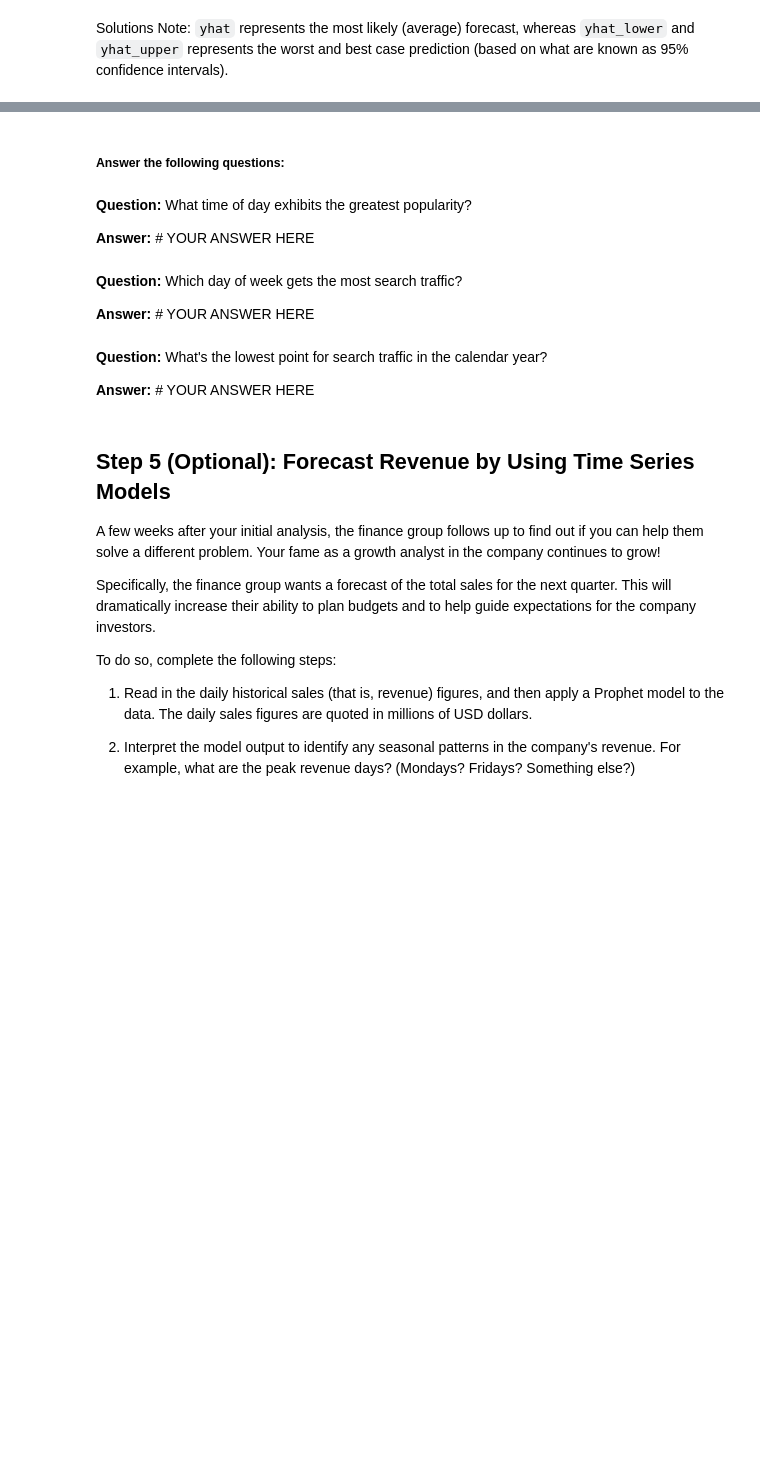
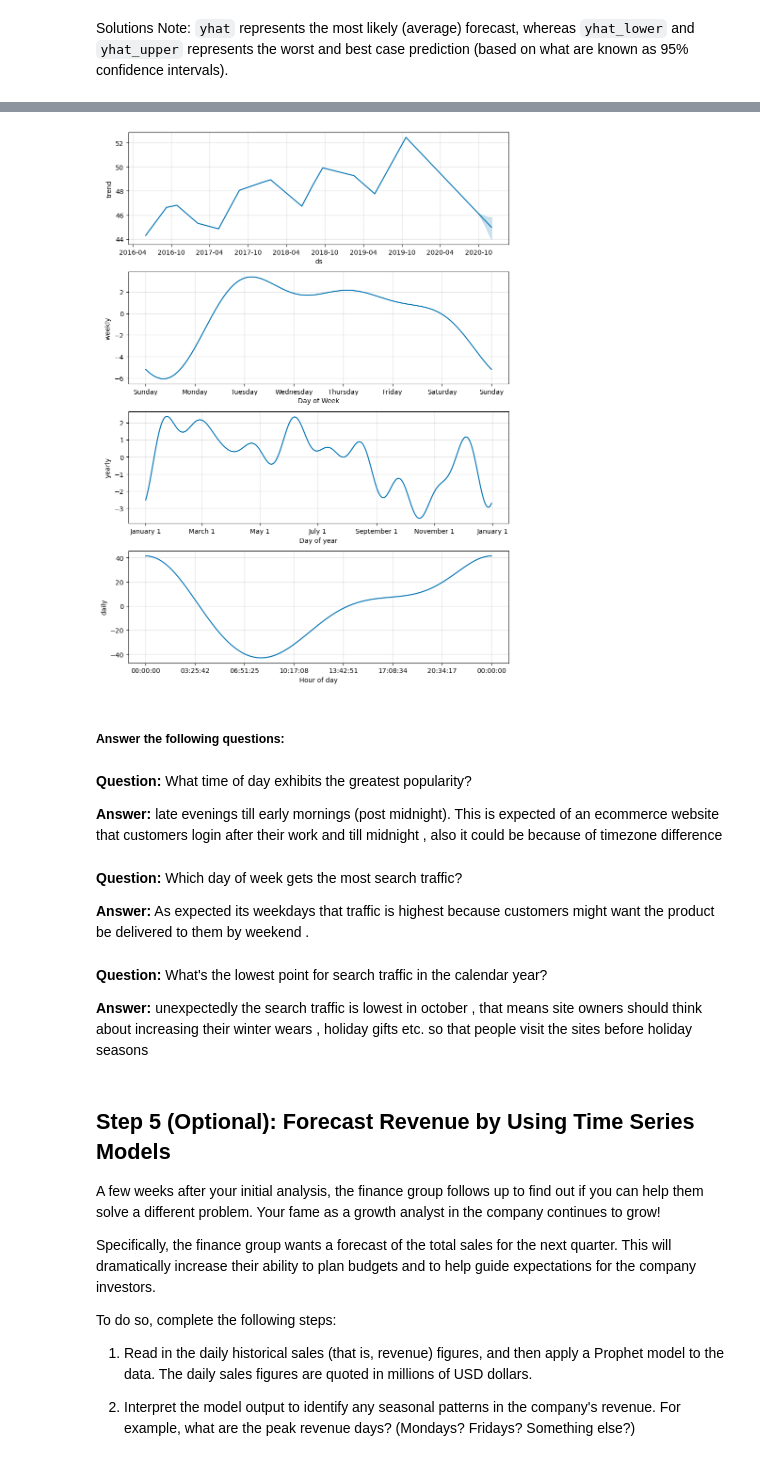
Before and after one commit to anuraggargLTI/module_11_challenge, a Jupyter notebook: forecasting_net_prophet.ipynb, the cells around one changed output, grey strips where cells are left out. Saved outputs shown, nothing was run; the diff lists cells and outputs as text; code cells hidden in the pictures; blank space fills up the shorter version.

```diff
--- a/forecasting_net_prophet.ipynb
+++ b/forecasting_net_prophet.ipynb
@@ -597,7 +597,7 @@ model_mercado_trends.plot(forecast_mercado_trends)
 * What's the lowest point for search traffic in the calendar year?
 # %%
 # Set the index in the forecast_mercado_trends DataFrame to the ds datetime column
-forecast_mercado_trends = # YOUR CODE HERE
+forecast_mercado_trends = forecast_mercado_trends.set_index("ds")
 
 # View the only the yhat,yhat_lower and yhat_upper columns from the DataFrame
-# YOUR CODE HERE
+forecast_mercado_trends[["yhat","yhat_lower","yhat_upper"]].head()
@@ -613,24 +623,26 @@ hv.extension('bokeh')
 # %%
 # Reset the index in the forecast_mercado_trends DataFrame
-forecast_mercado_trends = # YOUR CODE HERE
+forecast_mercado_trends = forecast_mercado_trends.reset_index()
 
 # Use the plot_components function to visualize the forecast results
 # for the forecast_canada DataFrame
-figures_mercado_trends = # YOUR CODE HERE
+figures_mercado_trends = model_mercado_trends.plot_components(forecast_mercado_trends)
+# %% [output]
+[figure, added]
 # %% [markdown]
 ##### Answer the following questions:
-# %% [markdown]
-**Question:** What time of day exhibits the greatest popularity?
-
-**Answer:** # YOUR ANSWER HERE
+# %% [markdown]
+**Question:** What time of day exhibits the greatest popularity?
+
+**Answer:** late evenings till early mornings (post midnight). This is expected of an ecommerce website that customers login after their work and till midnight , also it could be because of timezone difference
 # %% [markdown]
 **Question:** Which day of week gets the most search traffic?
 
-**Answer:** # YOUR ANSWER HERE
+**Answer:** As expected its weekdays that traffic is highest because customers might want the product be delivered to them by weekend .
 # %% [markdown]
 **Question:** What's the lowest point for search traffic in the calendar year?
 
-**Answer:** # YOUR ANSWER HERE
+**Answer:** unexpectedly the search traffic is lowest in october , that means site owners should think about  increasing their winter wears , holiday gifts etc. so that people visit the sites before holiday seasons
 # %% [markdown]
 ## Step 5 (Optional): Forecast Revenue by Using Time Series Models
 
```
Also changed, not shown: parts of 3 cells of this notebook.
